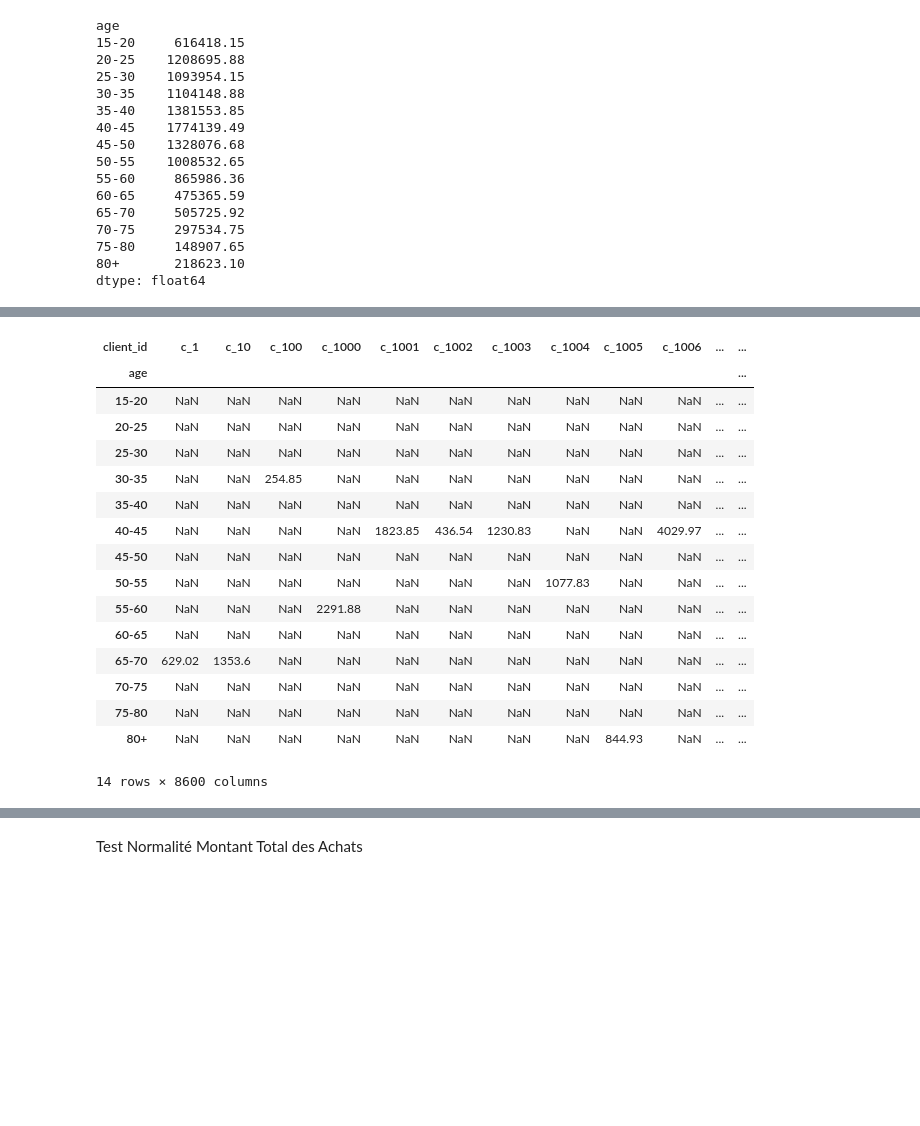
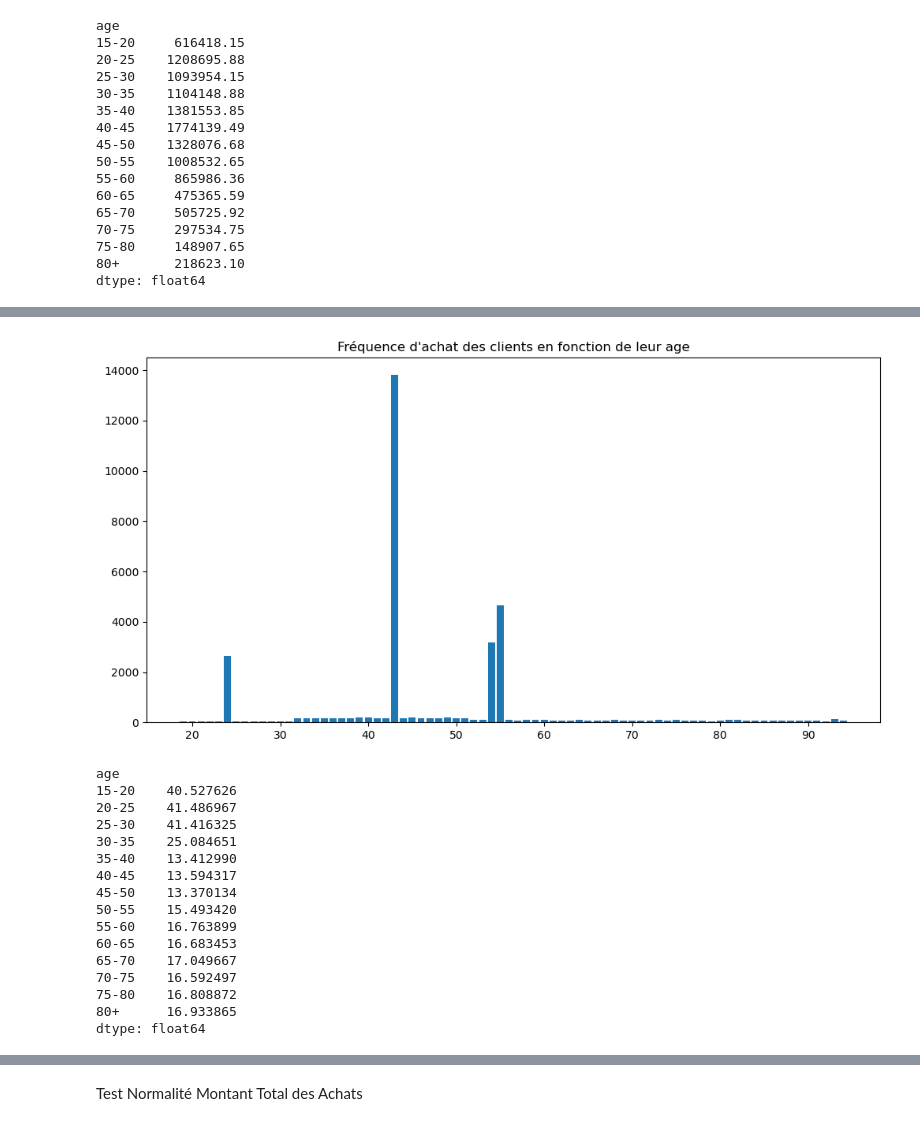
Before and after one commit to kikduck/DA-P6, a Jupyter notebook: notebook-p6.ipynb, the cells around one changed output, grey strips where cells are left out. Cells and saved outputs as stored; diff of their text form; code cells hidden in the pictures; blank space fills up the shorter version.

```diff
--- a/notebook-p6.ipynb
+++ b/notebook-p6.ipynb
@@ -476,22 +499,28 @@ plt.show()
+# %%
+plt.figure(figsize=(12, 6))
+plt.bar(df_final_age_reel_freq.index, df_final_age_reel_freq)
+plt.title("Fréquence d\'achat des clients en fonction de leur age")
+plt.show()
+# %% [output]
+[figure, added]
 # %%
-crosstab_test = pd.crosstab(df_final['age'], df_final['client_id'], values=df_final['price'], aggfunc='sum')
-crosstab_test.replace(0, np.nan, inplace=True)
-crosstab_test
+df_panier_age = pd.crosstab(df_final['age'], df_final['client_id'], values=df_final['price'], aggfunc='mean')
+df_panier_age = df_panier_age.mean(axis=1)
+df_panier_age
 # %% [output]
-| client_id | c_1 | c_10 | c_100 | c_1000 | c_1001 | c_1002 | c_1003 | c_1004 | c_1005 | c_1006 | ... | ... |
-| age |  |  |  |  |  |  |  |  |  |  |  | ... |
-| 15-20 | NaN | NaN | NaN | NaN | NaN | NaN | NaN | NaN | NaN | NaN | ... | ... |
-| 20-25 | NaN | NaN | NaN | NaN | NaN | NaN | NaN | NaN | NaN | NaN | ... | ... |
-| 25-30 | NaN | NaN | NaN | NaN | NaN | NaN | NaN | NaN | NaN | NaN | ... | ... |
-| 30-35 | NaN | NaN | 254.85 | NaN | NaN | NaN | NaN | NaN | NaN | NaN | ... | ... |
-| 35-40 | NaN | NaN | NaN | NaN | NaN | NaN | NaN | NaN | NaN | NaN | ... | ... |
-| 40-45 | NaN | NaN | NaN | NaN | 1823.85 | 436.54 | 1230.83 | NaN | NaN | 4029.97 | ... | ... |
-| 45-50 | NaN | NaN | NaN | NaN | NaN | NaN | NaN | NaN | NaN | NaN | ... | ... |
-| 50-55 | NaN | NaN | NaN | NaN | NaN | NaN | NaN | 1077.83 | NaN | NaN | ... | ... |
-| 55-60 | NaN | NaN | NaN | 2291.88 | NaN | NaN | NaN | NaN | NaN | NaN | ... | ... |
-| 60-65 | NaN | NaN | NaN | NaN | NaN | NaN | NaN | NaN | NaN | NaN | ... | ... |
-| 65-70 | 629.02 | 1353.6 | NaN | NaN | NaN | NaN | NaN | NaN | NaN | NaN | ... | ... |
-| 70-75 | NaN | NaN | NaN | NaN | NaN | NaN | NaN | NaN | NaN | NaN | ... | ... |
-| 75-80 | NaN | NaN | NaN | NaN | NaN | NaN | NaN | NaN | NaN | NaN | ... | ... |
-| 80+ | NaN | NaN | NaN | NaN | NaN | NaN | NaN | NaN | 844.93 | NaN | ... | ... |
-14 rows × 8600 columns
+age
+15-20    40.527626
+20-25    41.486967
+25-30    41.416325
+30-35    25.084651
+35-40    13.412990
+40-45    13.594317
+45-50    13.370134
+50-55    15.493420
+55-60    16.763899
+60-65    16.683453
+65-70    17.049667
+70-75    16.592497
+75-80    16.808872
+80+      16.933865
+dtype: float64
```
Also changed, not shown: parts of 48 cells of this notebook.
